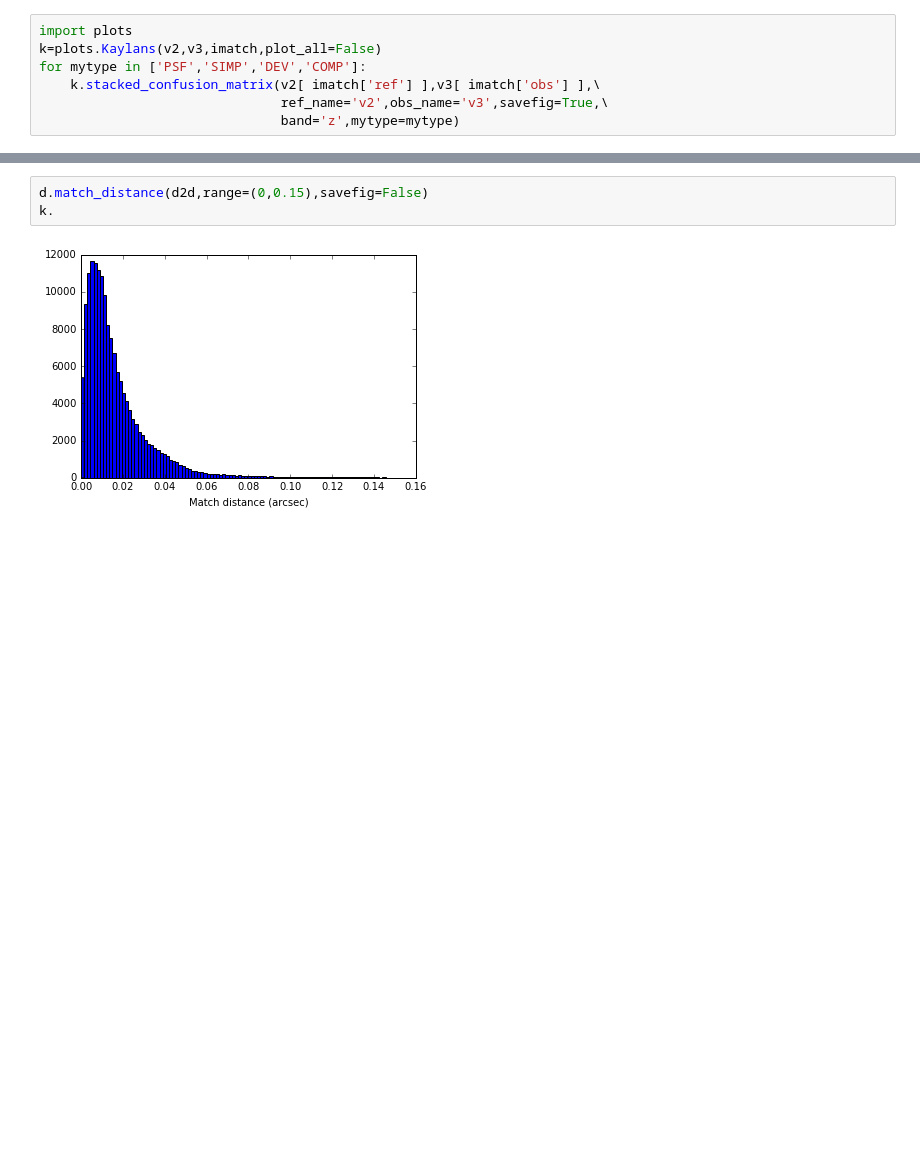
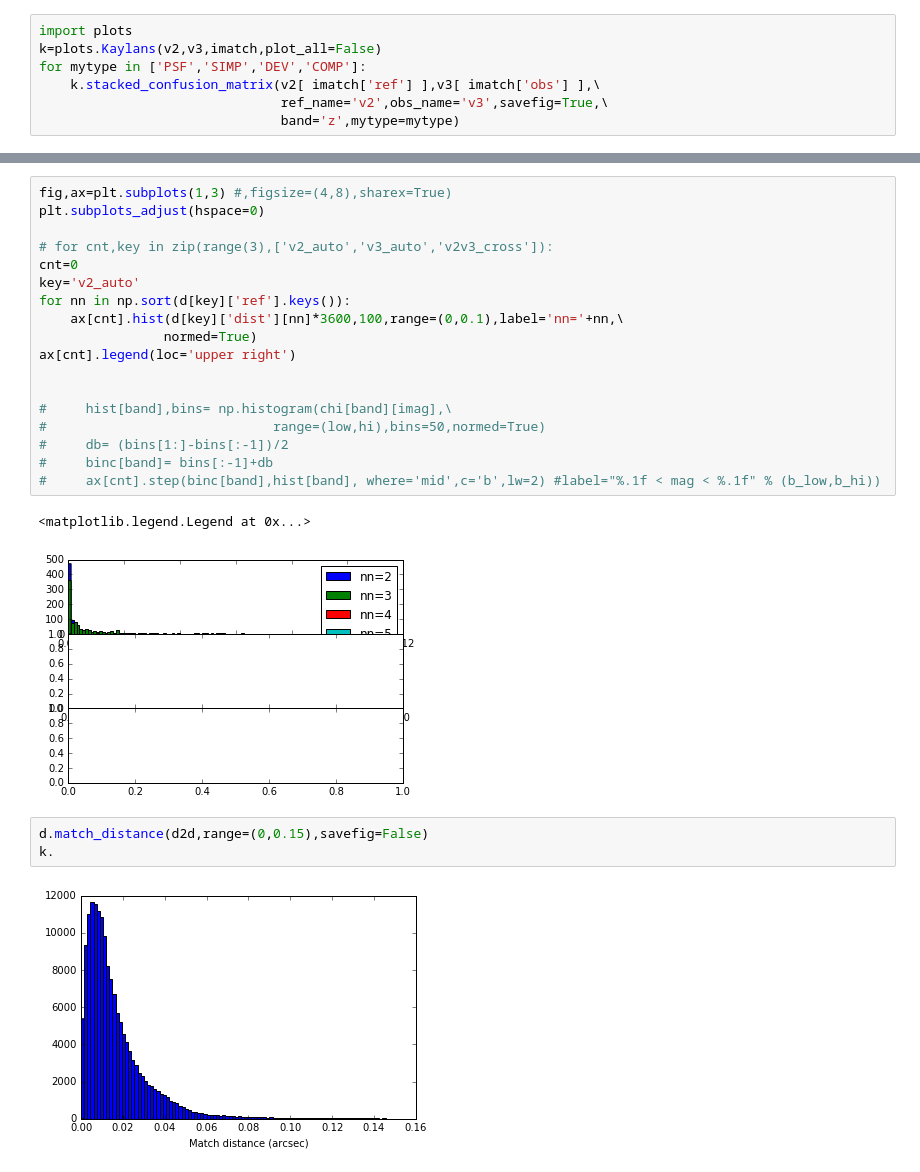
Before and after one commit to gaztanaga/legacypipe, a Jupyter notebook: py/legacyanalysis/validation/compare_two_cats.ipynb, the cells around one changed output, grey strips where cells are left out. Cells and saved outputs as stored; diff of their text form; blank space fills up the shorter version.

```diff
--- a/py/legacyanalysis/validation/compare_two_cats.ipynb
+++ b/py/legacyanalysis/validation/compare_two_cats.ipynb
@@ -123,3 +234,24 @@ for mytype in ['PSF','SIMP','DEV','COMP']:
+# %%
+fig,ax=plt.subplots(1,3) #,figsize=(4,8),sharex=True)
+plt.subplots_adjust(hspace=0)
+
+# for cnt,key in zip(range(3),['v2_auto','v3_auto','v2v3_cross']):
+cnt=0
+key='v2_auto'
+for nn in np.sort(d[key]['ref'].keys()):
+    ax[cnt].hist(d[key]['dist'][nn]*3600,100,range=(0,0.1),label='nn='+nn,\
+                normed=True)
+ax[cnt].legend(loc='upper right')
+
+
+#     hist[band],bins= np.histogram(chi[band][imag],\
+#                             range=(low,hi),bins=50,normed=True)
+#     db= (bins[1:]-bins[:-1])/2
+#     binc[band]= bins[:-1]+db
+#     ax[cnt].step(binc[band],hist[band], where='mid',c='b',lw=2) #label="%.1f < mag < %.1f" % (b_low,b_hi))
+# %% [output]
+<matplotlib.legend.Legend at 0x...>
+[figure, added]
 # %%
 d.match_distance(d2d,range=(0,0.15),savefig=False)
 k.
```
Also changed, not shown: parts of 10 cells of this notebook, 1 other file.
